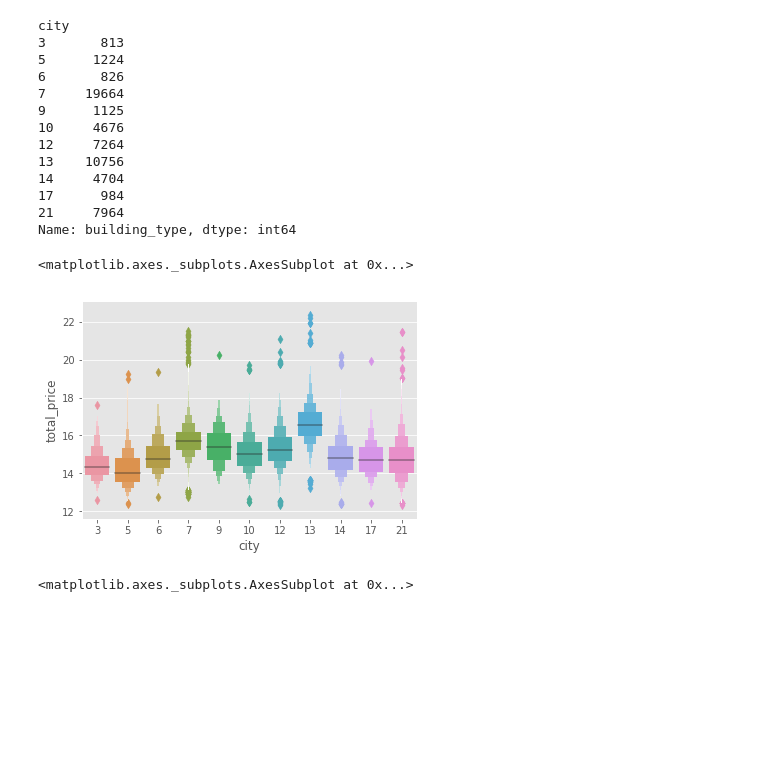
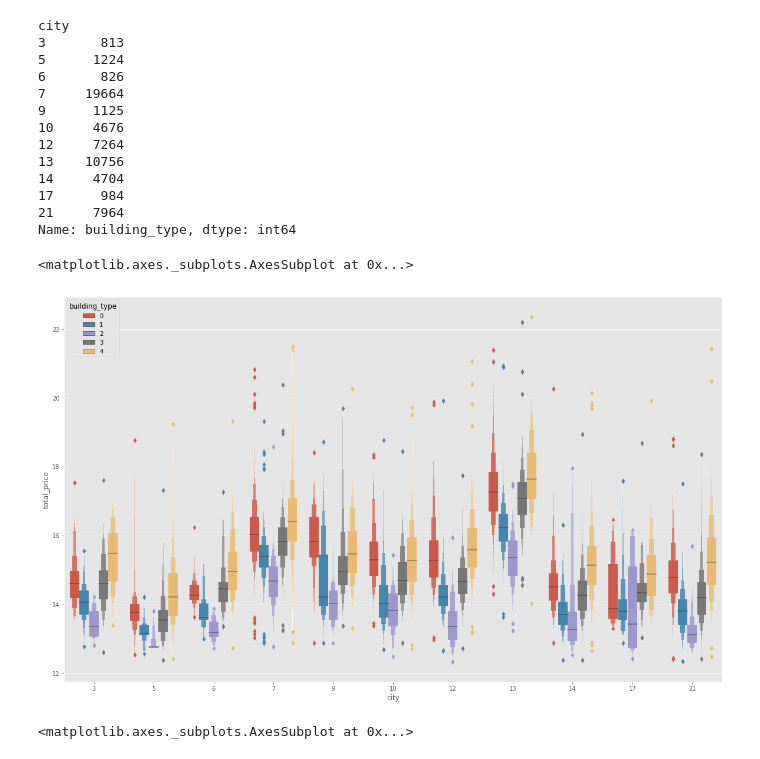
Before and after one commit to phacus/T-Brain_competition_predict_house_price, a Jupyter notebook: FE.ipynb, the cells around one changed output. Cells and saved outputs as stored; diff of their text form; code cells hidden in the pictures; blank space fills up the shorter version.

```diff
--- a/FE.ipynb
+++ b/FE.ipynb
@@ -492,8 +531,9 @@ Name: building_type, dtype: int64
 # %%
-sns.boxenplot(train['city'], np.log1p(train['total_price']))
+fig = plt.figure(figsize=(20,12))
+sns.boxenplot(x = train['city'],y = np.log1p(train['total_price']), hue = train['building_type'])
 # %% [output]
 <matplotlib.axes._subplots.AxesSubplot at 0x...>
-[figure, old version]
+[figure, new version]
 # %%
 sns.boxenplot(train['building_type'], np.log1p(train['total_price']))
 # %% [output]
```
Also changed, not shown: parts of 16 cells of this notebook, 11 other files.
